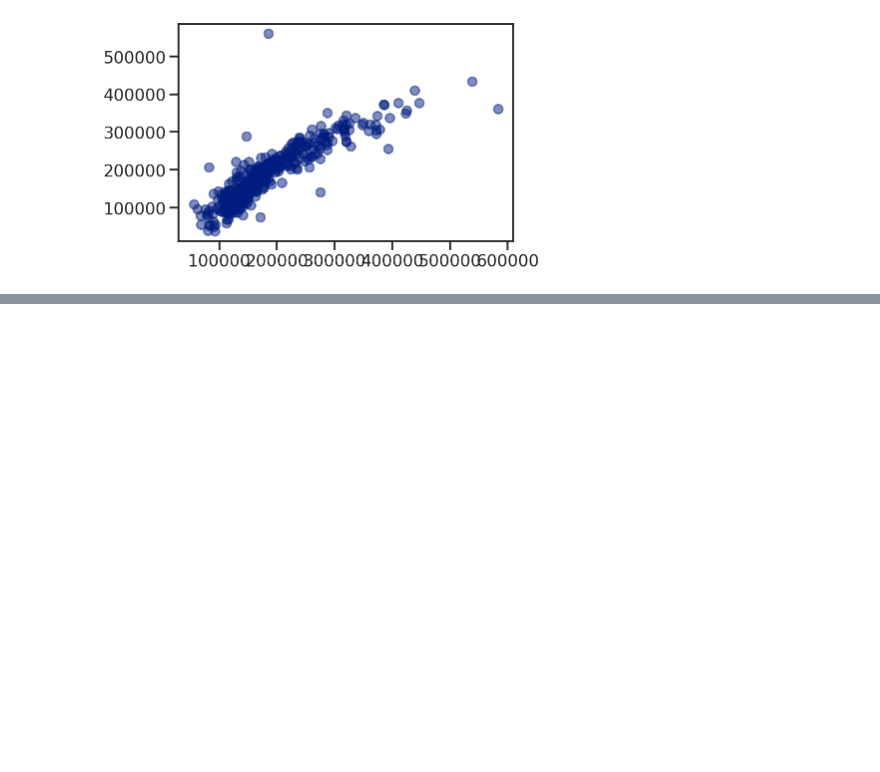
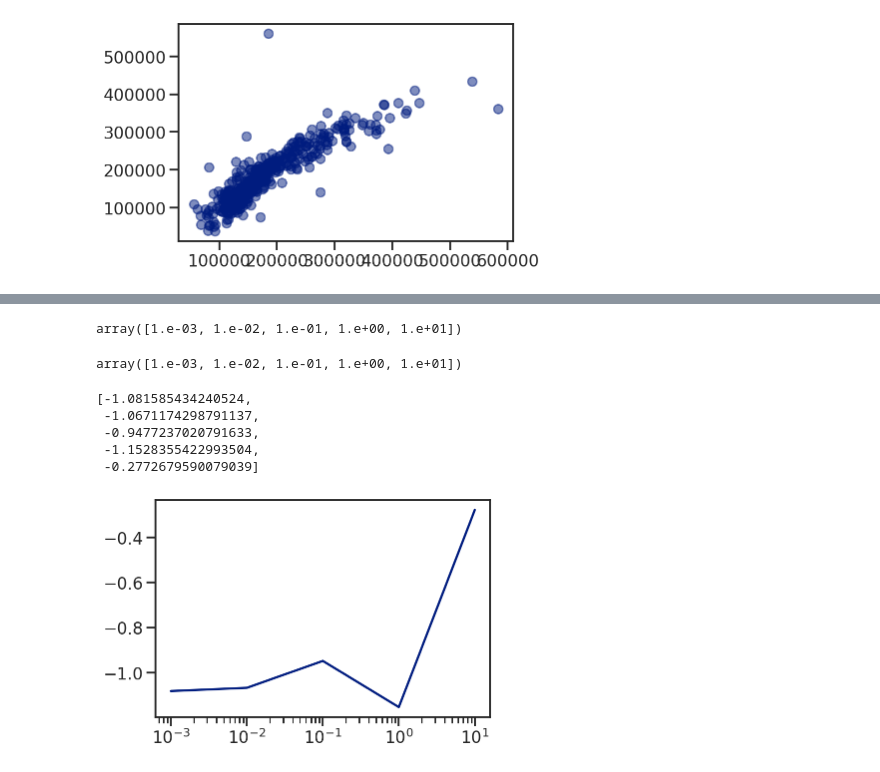
Before and after one commit to mohmaed7777/Ames-Housing-prediction-with-linear-regression-, a Jupyter notebook: Linear_Regression_Classifier_for_Ames_Houses_Dataset.ipynb, the cells around one changed output, grey strips where cells are left out. Cells and saved outputs as stored; diff of their text form; code cells hidden in the pictures; blank space fills up the shorter version.

```diff
--- a/Linear_Regression_Classifier_for_Ames_Houses_Dataset.ipynb
+++ b/Linear_Regression_Classifier_for_Ames_Houses_Dataset.ipynb
@@ -260,0 +437,7 @@ ax.scatter(y_test, y_test_pred, alpha=0.5)
+# %%
+for alpha in alphas:
+  las = Lasso(alpha=alpha, max_iter=10000)
+  estimator = Pipeline([('Scaler', s), ('lasso_regrssion', las)])
+  predictions = cross_val_predict(estimator, x_data, y_data, cv=kf)
+  score = r2_score(y_data, predictions)
+  scores.append(score)
@@ -260,0 +469,34 @@ ax.scatter(y_test, y_test_pred, alpha=0.5)
+# %%
+# Add Polynomial Features to this pipeline:
+pf = PolynomialFeatures(degree=3)
+# %%
+scores = []
+alphas = np.geomspace(0.001, 10, 5)
+alphas
+# %% [output]
+array([1.e-03, 1.e-02, 1.e-01, 1.e+00, 1.e+01])
+# %%
+for alpha in alphas:
+  las = Lasso(alpha=alpha, max_iter=1000)
+  estimator = Pipeline([('Make_higher_degree', pf),
+                        ('Scaler', s),
+                        ('Lass_regression', las)])
+  predictions = cross_val_predict(estimator, x_data, y_data, cv=kf)
+  score = r2_score(y_data, predictions)
+  scores.append(score)
+# %%
+alphas
+# %% [output]
+array([1.e-03, 1.e-02, 1.e-01, 1.e+00, 1.e+01])
+# %%
+scores
+# %% [output]
+[-1.081585434240524,
+ -1.0671174298791137,
+ -0.9477237020791633,
+ -1.1528355422993504,
+ -0.2772679590079039]
+# %%
+plt.semilogx(alphas, scores);
+# %% [output]
+[figure, added]
```
Also changed, not shown: parts of 24 cells of this notebook.
